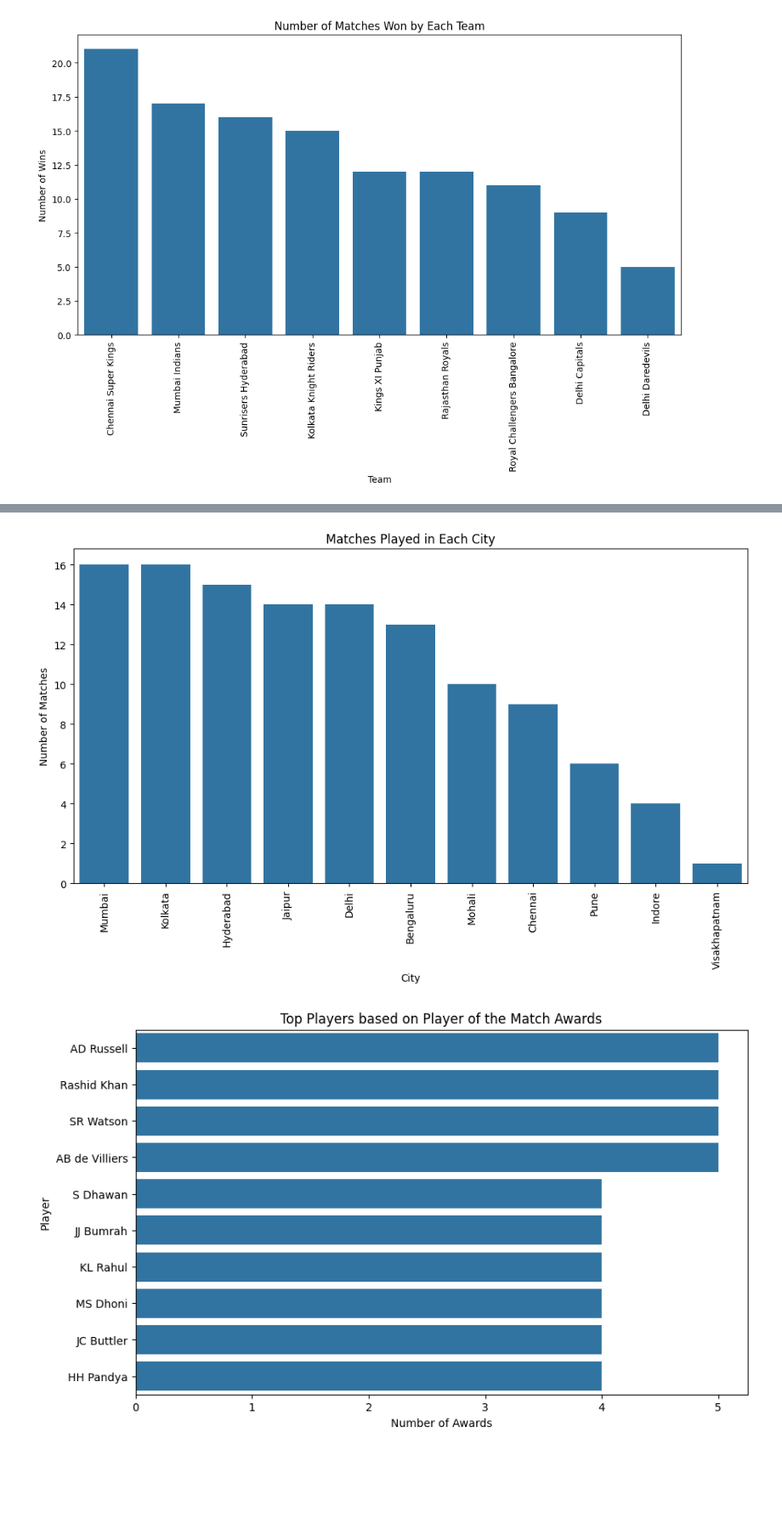
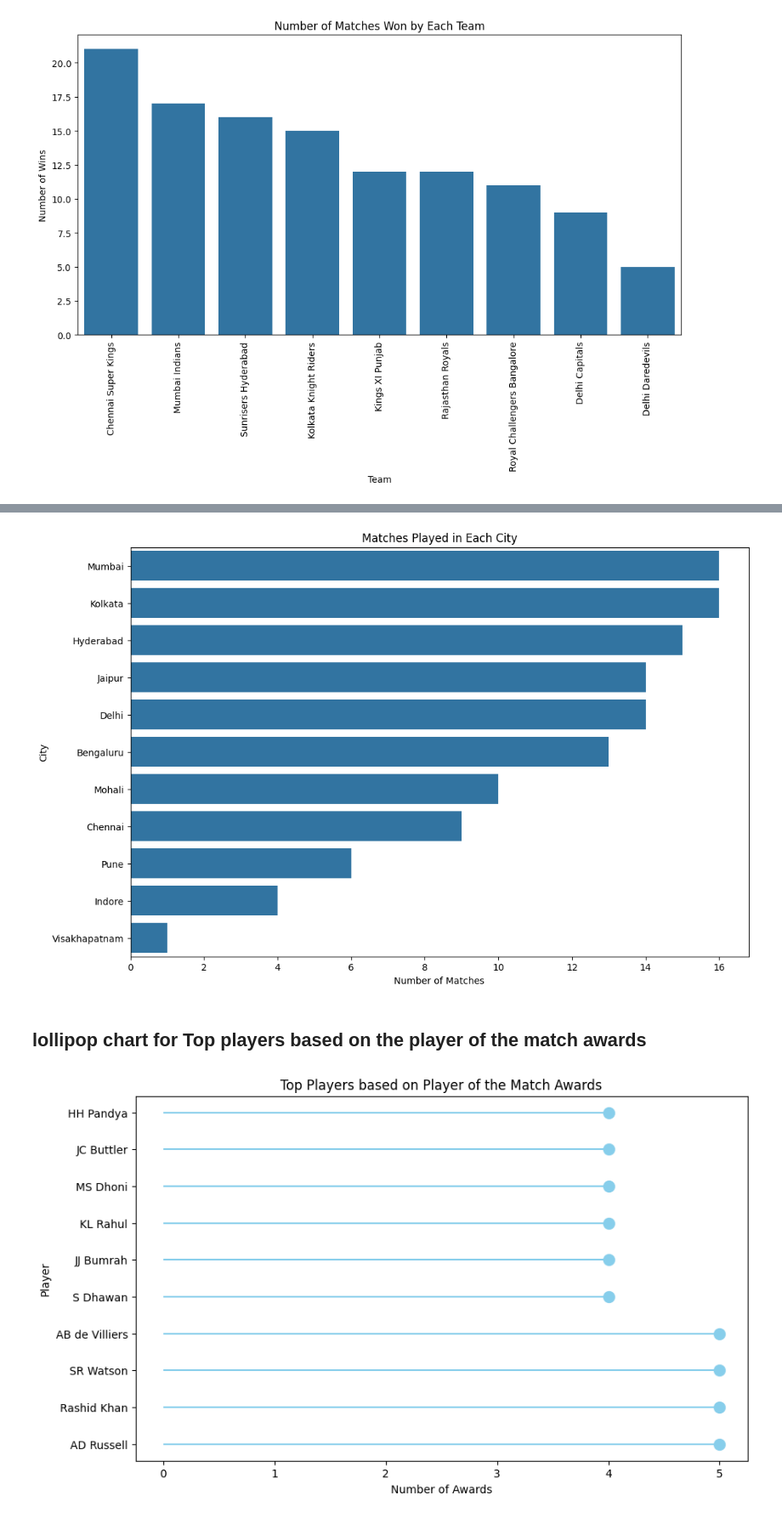
Before and after one commit to Parthvi579/Exploratory-Data-Analysis---Sports, a Jupyter notebook: Script/Indian Premier league.ipynb, the cells around one changed output, grey strips where cells are left out. Shown at 85% size. Drawn from its saved outputs; the diff is of its cells as text; code cells hidden in the pictures; blank space fills up the shorter version.

```diff
--- a/Script/Indian Premier league.ipynb
+++ b/Script/Indian Premier league.ipynb
@@ -232,23 +253,23 @@ plt.show()
 # %%
-# Matches played in each city
-plt.figure(figsize=(12, 6))
+plt.figure(figsize=(12, 8))
 city_matches = df2['city'].value_counts()
-sns.barplot(x=city_matches.index, y=city_matches.values)
+sns.barplot(x=city_matches.values, y=city_matches.index)
 plt.title('Matches Played in Each City')
-plt.xlabel('City')
-plt.ylabel('Number of Matches')
-plt.xticks(rotation=90)
+plt.xlabel('Number of Matches')
+plt.ylabel('City')
 plt.show()
 # %% [output]
-[figure, old version]
+[figure, new version]
+# %% [markdown]
+## lollipop chart for Top players based on the player of the match awards
 # %%
-# Top players based on the player of the match awards
 top_players = df2['player_of_match'].value_counts().head(10)
 plt.figure(figsize=(10, 6))
-sns.barplot(x=top_players.values, y=top_players.index, orient='h')
+plt.hlines(y=top_players.index, xmin=0, xmax=top_players.values, color='skyblue')
+plt.plot(top_players.values, top_players.index, "o", markersize=10, color='skyblue')
 plt.title('Top Players based on Player of the Match Awards')
 plt.xlabel('Number of Awards')
 plt.ylabel('Player')
 plt.show()
 # %% [output]
-[figure, old version]
+[figure, new version]
```
Also changed, not shown: parts of 31 cells of this notebook.
